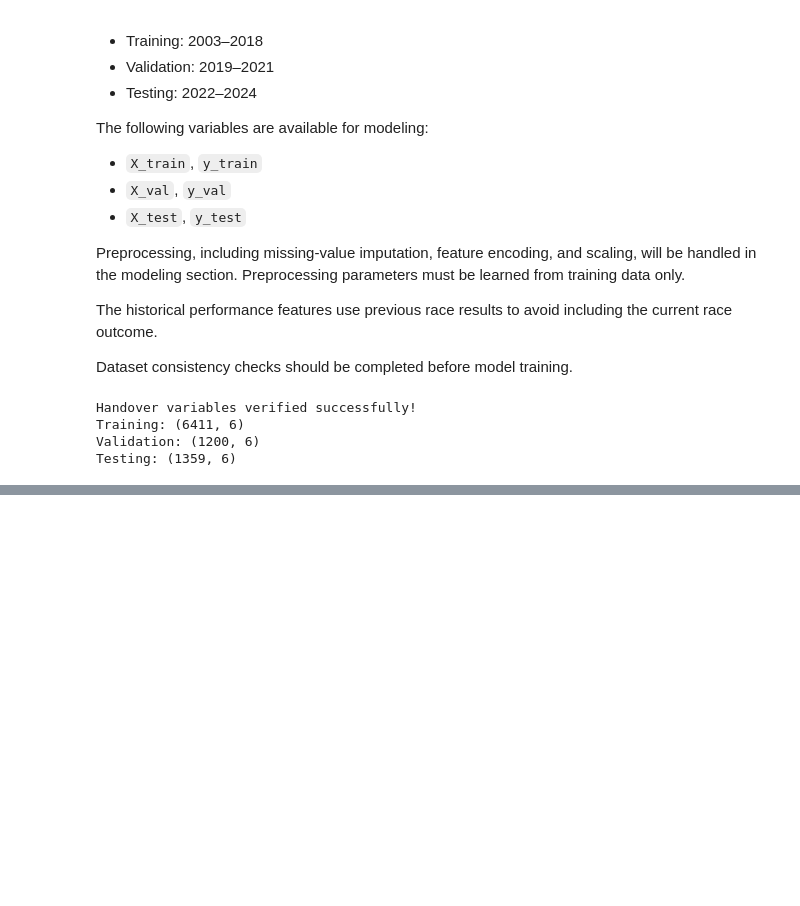
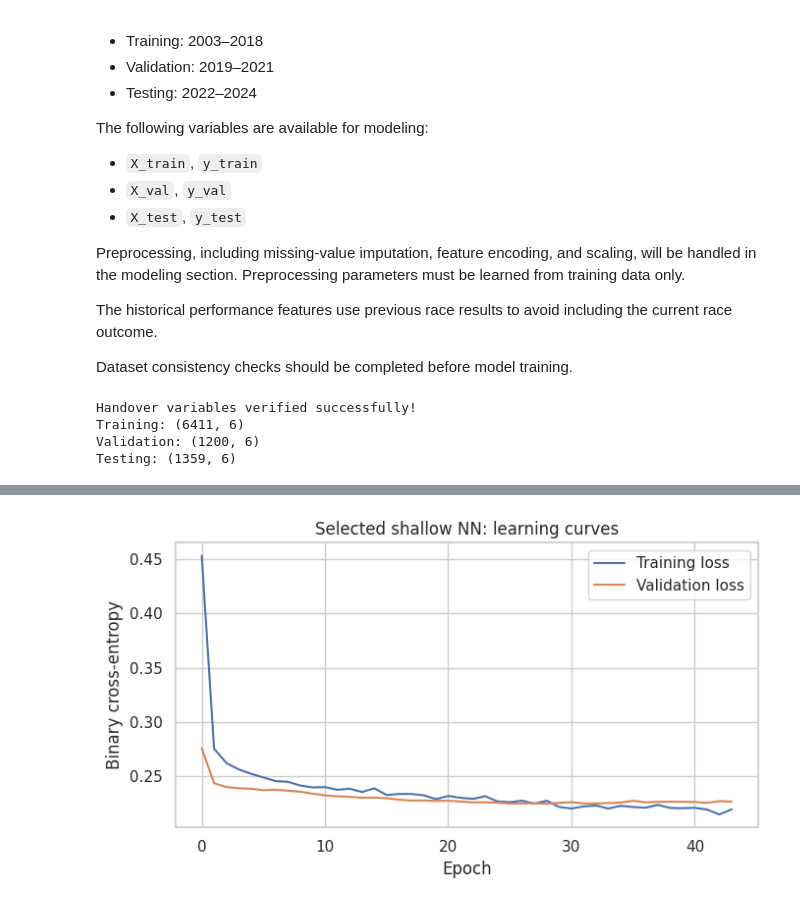
Before and after one commit to saadouncoding/Advanced-Computer-Lab-Project, a Jupyter notebook: F1_Milestone_1.ipynb, the cells around one changed output, grey strips where cells are left out. Saved outputs shown, nothing was run; the diff lists cells and outputs as text; code cells hidden in the pictures; blank space fills up the shorter version.

```diff
--- a/F1_Milestone_1.ipynb
+++ b/F1_Milestone_1.ipynb
@@ -2770,0 +3314,79 @@ Testing: (1359, 6)
+# %%
+import tensorflow as tf
+from tensorflow import keras
+from tensorflow.keras import layers
+
+# Same preprocessing as the linear model: fitted on training only.
+# The test set is not transformed here; it stays untouched until the final evaluation.
+nn_pre = build_preprocessor(numeric_features, binary_features,
+                            categorical_features, scale=True)
+Xtr_nn = nn_pre.fit_transform(X_train).to_numpy("float32")
+Xva_nn = nn_pre.transform(X_val).to_numpy("float32")
+ytr_nn = y_train.to_numpy("float32")
+yva_nn = y_val.to_numpy("float32")
+print("NN input shapes:", Xtr_nn.shape, Xva_nn.shape)
+
+def build_nn(input_dim, hidden_units, dropout, learning_rate):
+    keras.utils.set_random_seed(RANDOM_STATE)   # seeds Python, NumPy and TensorFlow
+    model = keras.Sequential([layers.Input(shape=(input_dim,))])
+    for units in hidden_units:
+        model.add(layers.Dense(units, activation="relu"))
+        if dropout > 0:
+            model.add(layers.Dropout(dropout))
+    model.add(layers.Dense(1, activation="sigmoid"))
+    model.compile(optimizer=keras.optimizers.Adam(learning_rate=learning_rate),
+                  loss="binary_crossentropy")
+    return model
+
+nn_configs = [
+    {"hidden_units": (16,),    "dropout": 0.0, "learning_rate": 1e-3},
+    {"hidden_units": (32, 16), "dropout": 0.0, "learning_rate": 1e-3},
+    {"hidden_units": (32, 16), "dropout": 0.3, "learning_rate": 1e-3},
+    {"hidden_units": (64, 32), "dropout": 0.3, "learning_rate": 1e-3},
+]
+
+nn_best = None
+nn_histories = {}
+
+for cfg in nn_configs:
+    model = build_nn(Xtr_nn.shape[1], **cfg)
+    early_stop = keras.callbacks.EarlyStopping(
+        monitor="val_loss", patience=15, restore_best_weights=True)
+    history = model.fit(Xtr_nn, ytr_nn, validation_data=(Xva_nn, yva_nn),
+                        epochs=200, batch_size=64,
+                        callbacks=[early_stop], verbose=0)
+
+    p_val = model.predict(Xva_nn, verbose=0).ravel()
+    row = {"Model": "Shallow NN", "hidden_units": str(cfg["hidden_units"]),
+           "dropout": cfg["dropout"], "learning_rate": cfg["learning_rate"],
+           "Val PR-AUC": average_precision_score(y_val, p_val),
+           "Val ROC-AUC": roc_auc_score(y_val, p_val)}
+    row["best_epoch"] = int(np.argmin(history.history["val_loss"]) + 1)
+    tuning_log.append(row)
+    nn_histories[str(cfg["hidden_units"]) + f" dropout={cfg['dropout']}"] = history.history
+
+    if nn_best is None or row["Val PR-AUC"] > nn_best["pr_auc"]:
+        nn_best = {"pr_auc": row["Val PR-AUC"], "cfg": cfg, "model": model,
+                   "history": history.history}
+
+nn_log = pd.DataFrame([r for r in tuning_log if r["Model"] == "Shallow NN"])
+display(nn_log.sort_values("Val PR-AUC", ascending=False).round(4))
+print("Selected (best validation PR-AUC):", nn_best["cfg"])
+
+nn_model = nn_best["model"]
+nn_val = nn_model.predict(Xva_nn, verbose=0).ravel()
+nn_train = nn_model.predict(Xtr_nn, verbose=0).ravel()
+assert nn_val.min() >= 0 and nn_val.max() <= 1
+nn_threshold = best_f1_threshold(y_val, nn_val)
+print(f"Threshold chosen on validation: {nn_threshold:.3f}")
+display(pd.DataFrame({"Train": evaluate(y_train, nn_train, nn_threshold),
+                      "Validation": evaluate(y_val, nn_val, nn_threshold)}).round(3))
+
+# Learning curves of the selected network.
+plt.figure(figsize=(7, 4))
+plt.plot(nn_best["history"]["loss"], label="Training loss")
+plt.plot(nn_best["history"]["val_loss"], label="Validation loss")
+plt.xlabel("Epoch"); plt.ylabel("Binary cross-entropy")
+plt.title("Selected shallow NN: learning curves")
+plt.legend(); plt.tight_layout(); plt.show()
+# %% [output]
@@ -2770,0 +3408 @@ Testing: (1359, 6)
+[figure, added]
```
Also changed, not shown: parts of 38 cells of this notebook.
